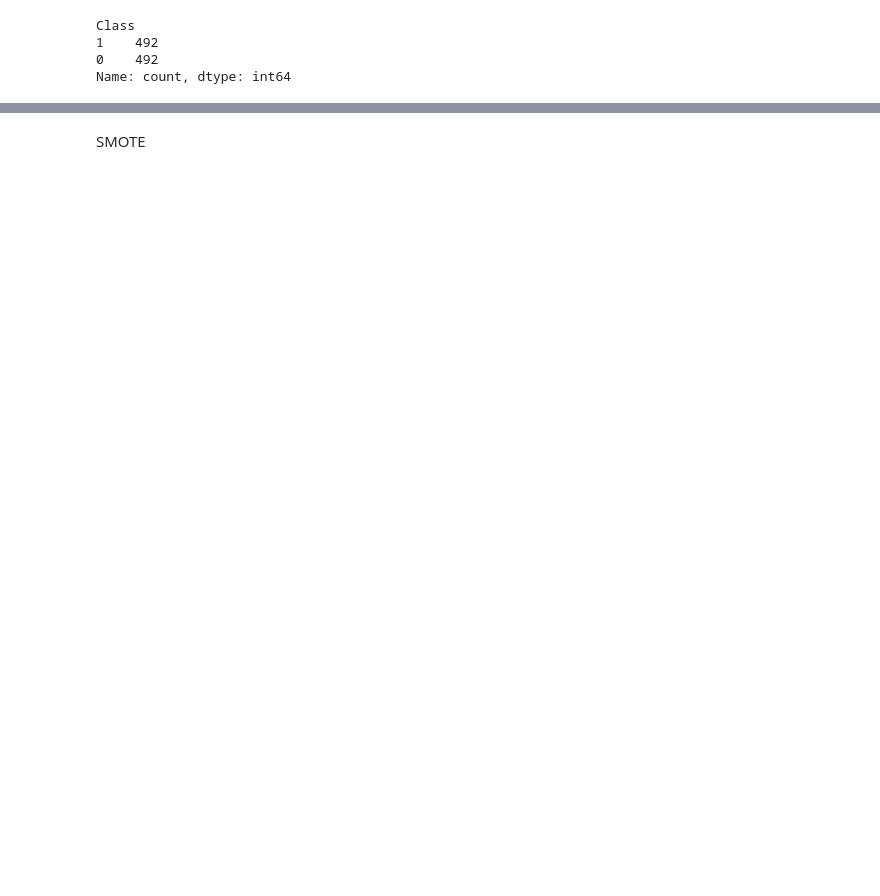
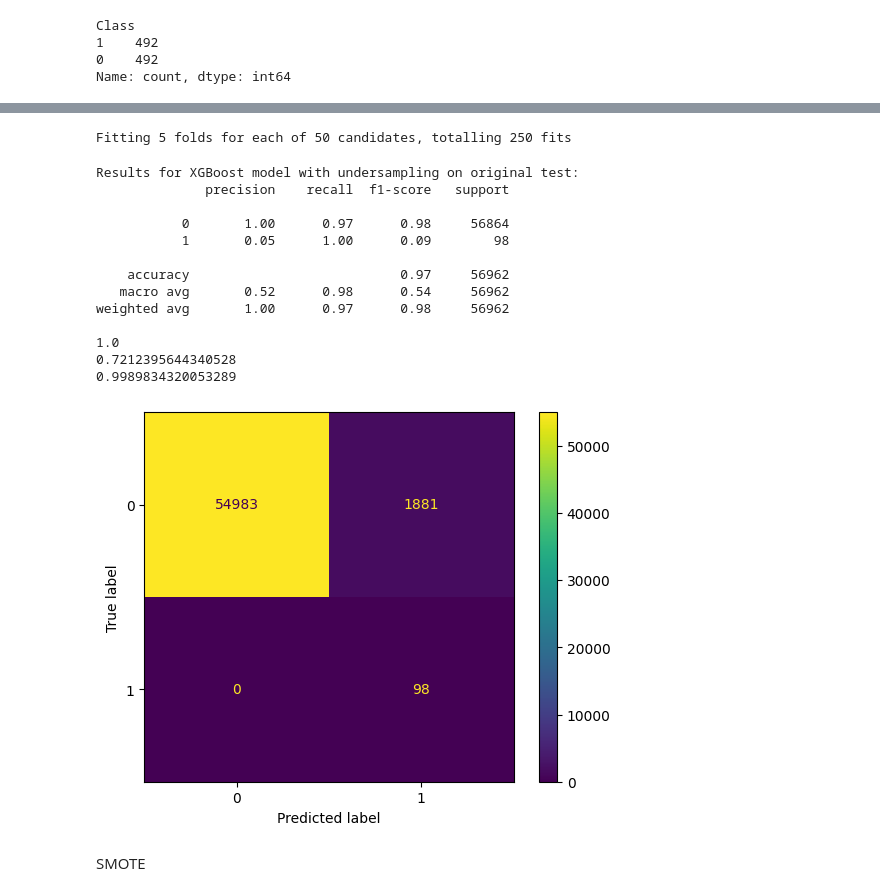
Before and after one commit to alestankiewicz/credit-card-fraud-detection, a Jupyter notebook: model_development.ipynb, the cells around one changed output, grey strips where cells are left out. Saved outputs shown, nothing was run; the diff lists cells and outputs as text; code cells hidden in the pictures; blank space fills up the shorter version.

```diff
--- a/model_development.ipynb
+++ b/model_development.ipynb
@@ -177,10 +229,42 @@ print(average_precision_score(y_test, preds_test_rf_us))
 # %%
-best_model_xgb_us, preds_train_xgb_us, preds_test_xgb_us = best_model_randomized_search_cv(n_iter=50, estimator=xgb.XGBClassifier(), search_space=xgb_search_space,
-                              cv=skf, n_jobs=-1, scoring="average_precision", X_train=X_train_us, y_train=y_train_us, X_test=X_test)
+best_model_xgb_us, preds_train_xgb_us, preds_test_xgb_us = (
+    best_model_randomized_search_cv(
+        n_iter=50,
+        estimator=xgb.XGBClassifier(),
+        search_space=xgb_search_space,
+
+        cv=skf,
+        n_jobs=-1,
+        scoring="average_precision",
+        X_train=X_train_us,
+        y_train=y_train_us,
+        X_test=X_test,
+    )
+)
+# %% [output]
+Fitting 5 folds for each of 50 candidates, totalling 250 fits
 # %%
 print("Results for XGBoost model with undersampling on original test: ")
 print(classification_report(y_test, preds_test_xgb_us))
 plt = ConfusionMatrixDisplay(confusion_matrix(y_test, preds_test_xgb_us))
 plt.plot()
-print(average_precision_score(y_train_us, preds_train_xgb_us))
-print(average_precision_score(y_test, preds_test_xgb_us))
+
+proba_train_xgb_us = best_model_xgb_us.predict_proba(X_train_us)[:, 1]
+proba_test_xgb_us = best_model_xgb_us.predict_proba(X_test)[:, 1]
+print(average_precision_score(y_train_us, proba_train_xgb_us))
+print(average_precision_score(y_test, proba_test_xgb_us))
+# %% [output]
+Results for XGBoost model with undersampling on original test:
+              precision    recall  f1-score   support
+
+           0       1.00      0.97      0.98     56864
+           1       0.05      1.00      0.09        98
+
+    accuracy                           0.97     56962
+   macro avg       0.52      0.98      0.54     56962
+weighted avg       1.00      0.97      0.98     56962
+
+1.0
+0.7212395644340528
+0.9989834320053289
+[figure, added]
```
Also changed, not shown: parts of 39 cells of this notebook, 1 other file.
